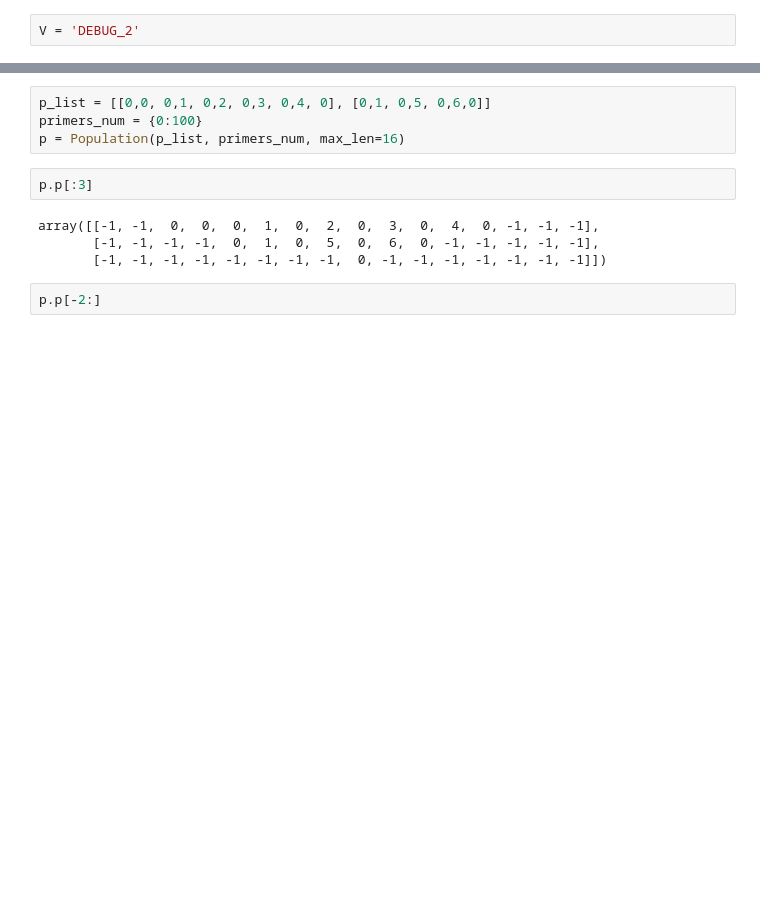
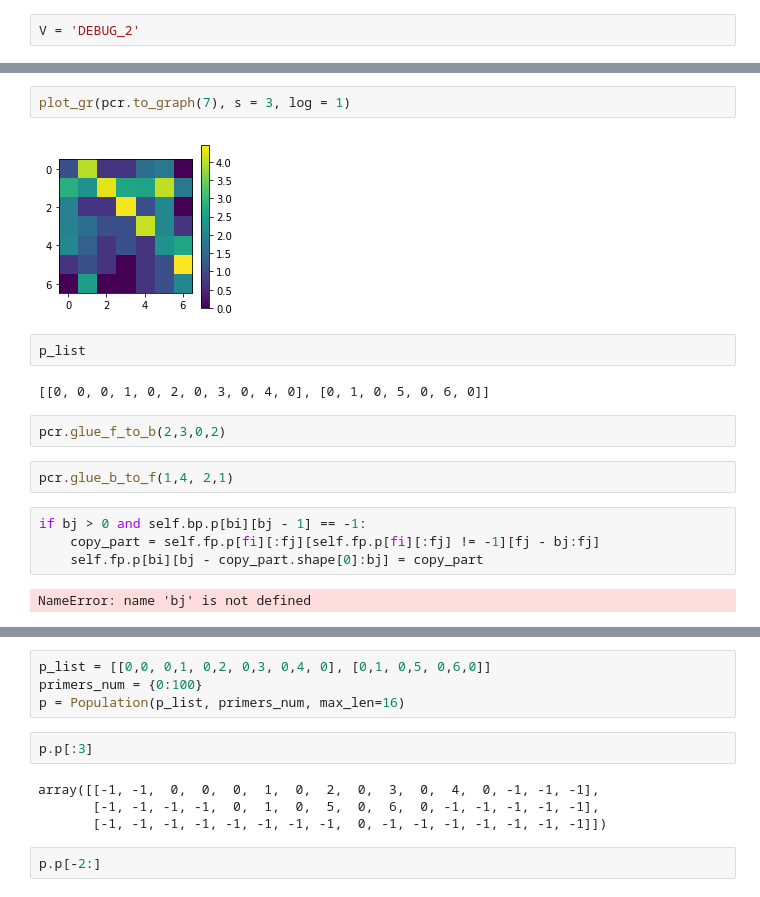
Before and after one commit to rykachevskiy/CRISPR, a Jupyter notebook: Probabilistic_model/amplifier_repeats-each-to-each.ipynb, the cells around one changed output, grey strips where cells are left out. Saved outputs shown, nothing was run; the diff lists cells and outputs as text; blank space fills up the shorter version.

```diff
--- a/Probabilistic_model/amplifier_repeats-each-to-each.ipynb
+++ b/Probabilistic_model/amplifier_repeats-each-to-each.ipynb
@@ -213,0 +310,18 @@ V = 'DEBUG_2'
+# %%
+plot_gr(pcr.to_graph(7), s = 3, log = 1)
+# %% [output]
+[figure, added]
+# %%
+p_list
+# %% [output]
+[[0, 0, 0, 1, 0, 2, 0, 3, 0, 4, 0], [0, 1, 0, 5, 0, 6, 0]]
+# %%
+pcr.glue_f_to_b(2,3,0,2)
+# %%
+pcr.glue_b_to_f(1,4, 2,1)
+# %%
+if bj > 0 and self.bp.p[bi][bj - 1] == -1:
+    copy_part = self.fp.p[fi][:fj][self.fp.p[fi][:fj] != -1][fj - bj:fj]
+    self.fp.p[bi][bj - copy_part.shape[0]:bj] = copy_part
+# %% [output]
+NameError: name 'bj' is not defined
```
Also changed, not shown: parts of 49 cells of this notebook.
